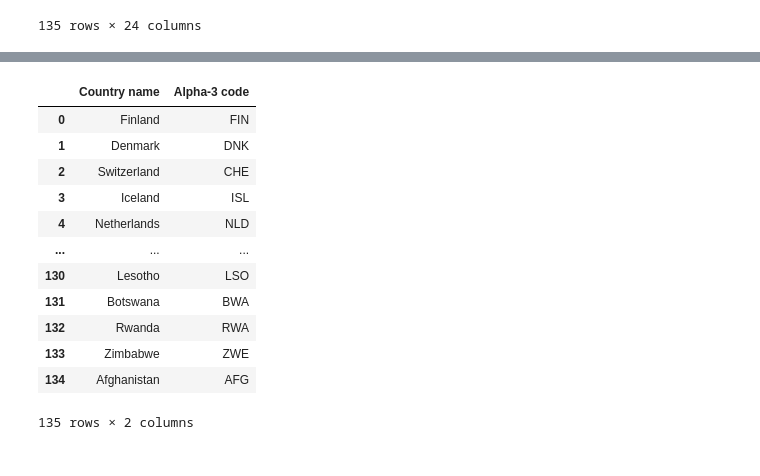
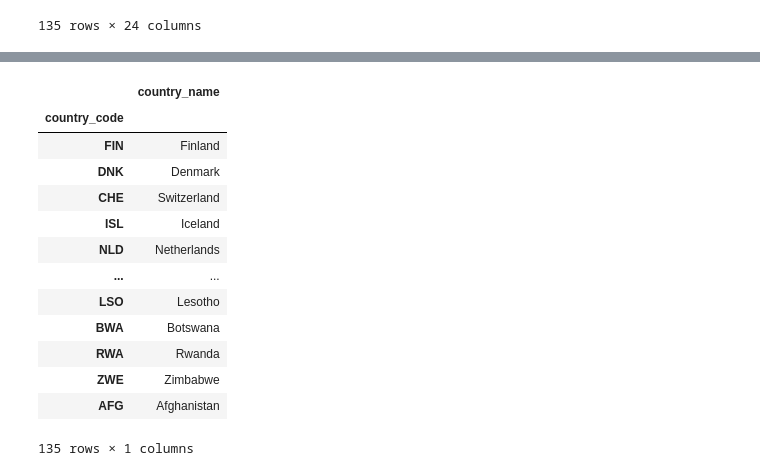
Before and after one commit to JPMCHONE1/Project2, a Jupyter notebook: WH+ISO.ipynb, the cells around one changed output, grey strips where cells are left out. Drawn from its saved outputs; the diff is of its cells as text; code cells hidden in the pictures.

```diff
--- a/WH+ISO.ipynb
+++ b/WH+ISO.ipynb
@@ -59,6 +66,6 @@ Happiness_ISO
 # %%
 #Dropping the 2 code, ISO#, & numberic codes since those aren't needed to combine with our data
 
-Happiness_ISO.drop(['Alpha-2 code', 'Numeric code','ISO 3166-2'], axis='columns', inplace=True)
+Happiness_ISO.drop(['Regional indicator','Alpha-2 code', 'Numeric code','ISO 3166-2','Standard error of ladder score','upperwhisker','lowerwhisker'], axis='columns', inplace=True)
 Happiness_ISO
 # %% [output]
@@ -77,0 +85,4 @@ Happiness_ISO
+# %%
+Happiness_ISO = Happiness_ISO.rename(columns={'Alpha-3 code': 'country_code'})
+Happiness_ISO.set_index('country_code', inplace=True)
+Happiness_ISO
@@ -78,18 +104,20 @@ Happiness_ISO
 # %%
 #During discussions we decided that we didn't need all of the Happiness Report data along with the alpha-3 because we are using it for joining table. Ugly & inefficient, but we go there.
-Happiness_ISO.drop(['Regional indicator', 'Ladder score', 'Standard error of ladder score', 'upperwhisker', 'lowerwhisker', 'Logged GDP per capita', 'Social support', 'Healthy life expectancy', 'Freedom to make life choices', 'Generosity', 'Perceptions of corruption', 'Ladder score in Dystopia', 'Explained by: Log GDP per capita', 'Explained by: Social support', 'Explained by: Healthy life expectancy', 'Explained by: Freedom to make life choices', 'Explained by: Generosity', 'Explained by: Perceptions of corruption', 'Dystopia + residual'], axis='columns', inplace=True)
-Happiness_ISO
+countries_df=Happiness_ISO.drop(['Ladder score', 'Logged GDP per capita', 'Social support', 'Healthy life expectancy', 'Freedom to make life choices', 'Generosity', 'Perceptions of corruption', 'Ladder score in Dystopia', 'Explained by: Log GDP per capita', 'Explained by: Social support', 'Explained by: Healthy life expectancy', 'Explained by: Freedom to make life choices', 'Explained by: Generosity', 'Explained by: Perceptions of corruption', 'Dystopia + residual'], axis='columns')
+countries_df.rename(columns={'Country name':'country_name'}, inplace=True)
+countries_df
 # %% [output]
-|  | Country name | Alpha-3 code |
-| 0 | Finland | FIN |
-| 1 | Denmark | DNK |
-| 2 | Switzerland | CHE |
-| 3 | Iceland | ISL |
-| 4 | Netherlands | NLD |
-| ... | ... | ... |
-| 130 | Lesotho | LSO |
-| 131 | Botswana | BWA |
-| 132 | Rwanda | RWA |
-| 133 | Zimbabwe | ZWE |
-| 134 | Afghanistan | AFG |
+|  | country_name |
+| country_code |  |
+| FIN | Finland |
+| DNK | Denmark |
+| CHE | Switzerland |
+| ISL | Iceland |
+| NLD | Netherlands |
+| ... | ... |
+| LSO | Lesotho |
+| BWA | Botswana |
+| RWA | Rwanda |
+| ZWE | Zimbabwe |
+| AFG | Afghanistan |
-135 rows × 2 columns
+135 rows × 1 columns
```
Also changed, not shown: parts of 11 cells of this notebook, 2 other files.
